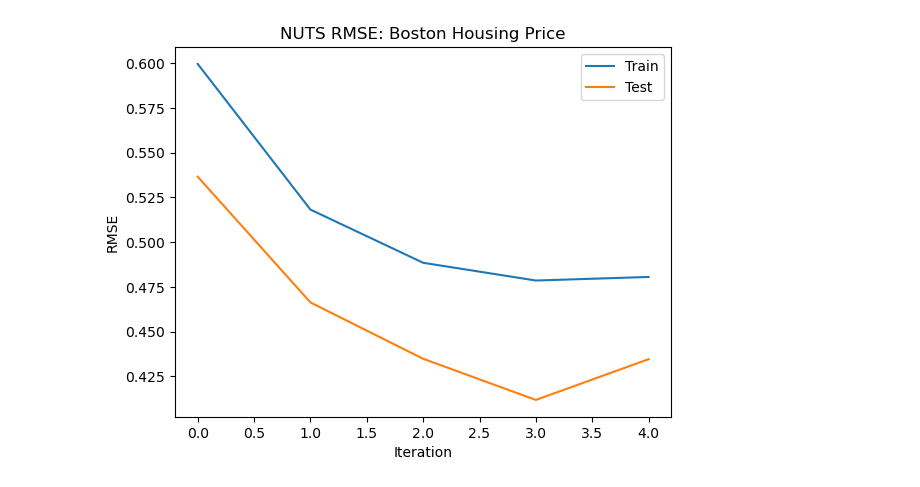
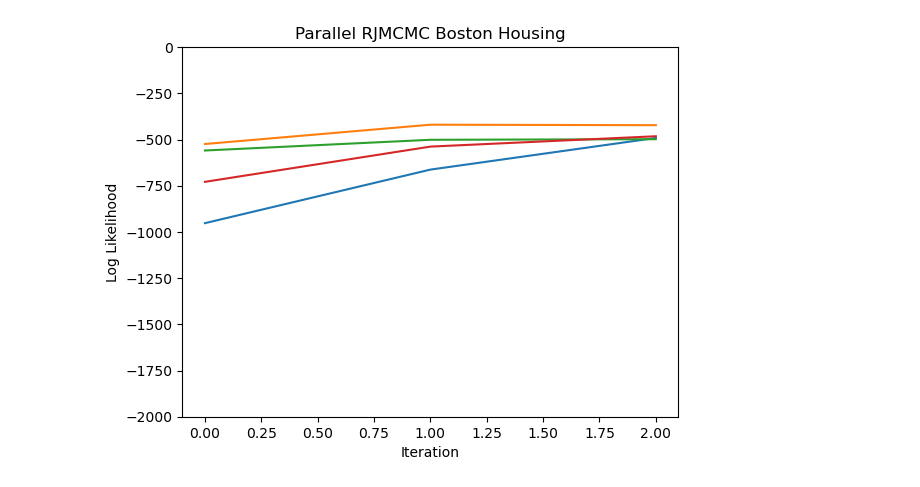
Before and after one commit to jberezow/BostonHousing, a Jupyter notebook: Thesis-LoadTraces.ipynb, the cells around one changed output. Drawn from its saved outputs; the diff is of its cells as text; code cells hidden in the pictures.

Commit message:
More Parallelization Work

```diff
--- a/Thesis-LoadTraces.ipynb
+++ b/Thesis-LoadTraces.ipynb
@@ -163,4 +163,5 @@ obs_master = choicemap()::ChoiceMap
 obs_master[:y] = y_train
 obs = obs_master;
 # %%
-traces = deserialize("docker/Run1.jld");
+traces = deserialize("testparallel.jld");
+chains = length(traces)
@@ -178,38 +170,19 @@ plt.ylabel("Log Posterior");
-# %%
-#-------------------------------
-#Plot RMSE Train Scores by Trace
-#-------------------------------
-
-mses_train = []
-for i=1:length(traces)
-    trace = traces[i]
-    pred_y = transpose(G(x_train,trace))[:,1]
-    mse = mse_scaled(pred_y,y_train)
-
-    push!(mses_train,mse)
-end
-
-mses_test = []
-for i=1:length(traces)
-    trace = traces[i]
-    pred_y = transpose(G(x_test,trace))[:,1]
-    mse = mse_scaled(pred_y,y_test)
-
-    push!(mses_test,mse)
-end
-
-plot(mses_train,label="Train")
-plot(mses_test, label="Test")
-plt.title("NUTS RMSE: Boston Housing Price")
-plt.xlabel("Iteration")
-plt.ylabel("RMSE");
-plt.legend()
-
-best_trace = traces[1]
-for i=1:length(traces)
-    if get_score(traces[i]) > get_score(best_trace)
-        best_trace = traces[i]
-    end
-end
-# %% [output]
-[figure, removed]
+# %%
+#Plot Log Posterior for Each Chain
+
+for i=1:chains
+    scores = zeros(length(traces[i]))
+    for j=1:length(traces[i])
+        trace = traces[i][j]
+        scores[j] = get_score(trace)
+    end
+    plot(scores)
+end
+plt.title("Parallel RJMCMC Boston Housing")
+plt.xlabel("Iteration")
+plt.ylabel("Log Likelihood");
+plt.ylim(-2000,0)
+
+#plt.legend();
+# %% [output]
+[figure, added]
```
Also changed, not shown: parts of 7 cells of this notebook, 7 other files.
